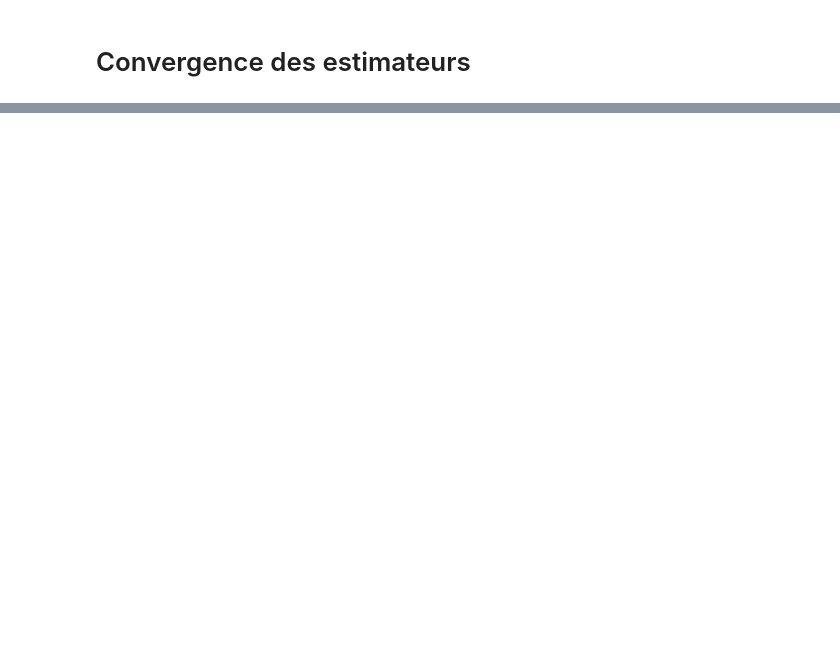
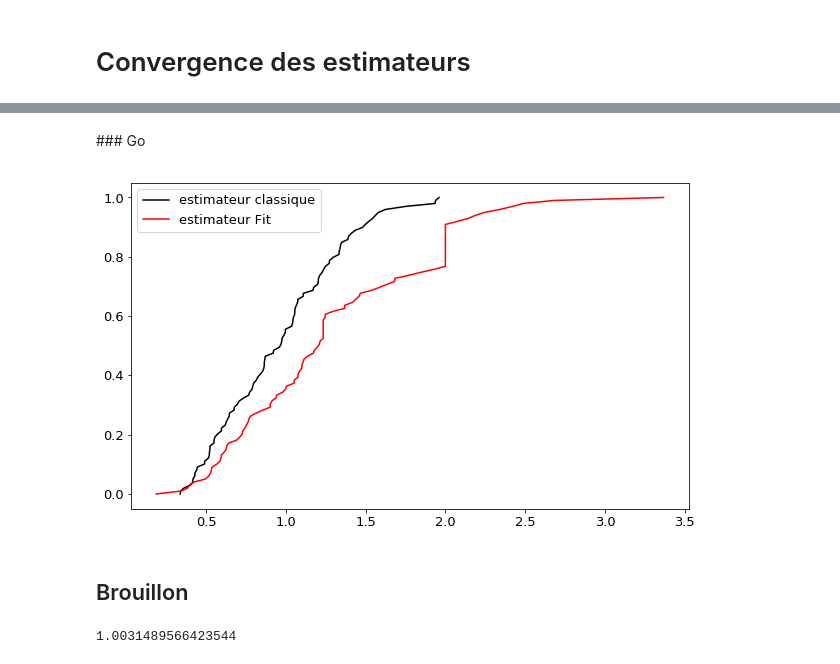
Before and after one commit to xdze2/xdze2.github.io-src, a Jupyter notebook: content/statistiques/convergence-estimateur.ipynb, the cells around one changed output, grey strips where cells are left out. Drawn from its saved outputs; the diff is of its cells as text; code cells hidden in the pictures; blank space fills up the shorter version.

```diff
--- a/content/statistiques/convergence-estimateur.ipynb
+++ b/content/statistiques/convergence-estimateur.ipynb
@@ -59,0 +105,30 @@ SyntaxError: invalid syntax (<ipython-input-4-edb7f87599b6>, line 1)
+# %% [markdown]
+### Go
+# %%
+N_samples = 100
+
+distrib = expon# norm #expon
+N = 5
+
+
+all_mu = []
+all_muFit = []
+for i in range(N_samples):
+    X = distrib.rvs(loc=0, scale=1, size=N)
+    mu, muFit = estimateMeans( X, distrib )
+
+    all_mu.append( mu )
+    all_muFit.append( muFit )
+
+# Trace les distributions empiriques
+all_mu.sort()
+all_muFit.sort()
+F = np.linspace( 0, 1, len(all_mu) )
+plt.figure(figsize=(10, 6));
+plt.plot( all_mu, F, 'k', label='estimateur classique' )
+plt.plot( all_muFit, F, 'r', label='estimateur Fit'  )
+plt.legend();
+# %% [output]
+[figure, added]
+# %% [markdown]
+## Brouillon
@@ -59,0 +139,4 @@ SyntaxError: invalid syntax (<ipython-input-4-edb7f87599b6>, line 1)
+# %%
+Xn.mean()
+# %% [output]
+1.0031489566423544
```
Also changed, not shown: parts of 22 cells of this notebook, 5 other files.
